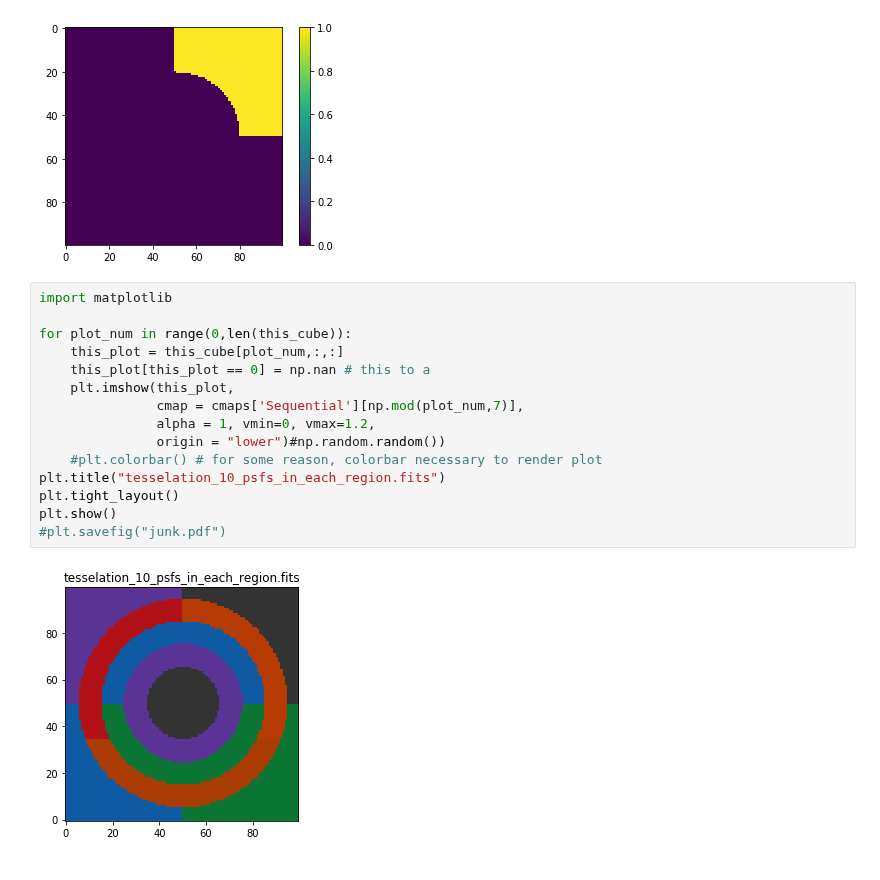
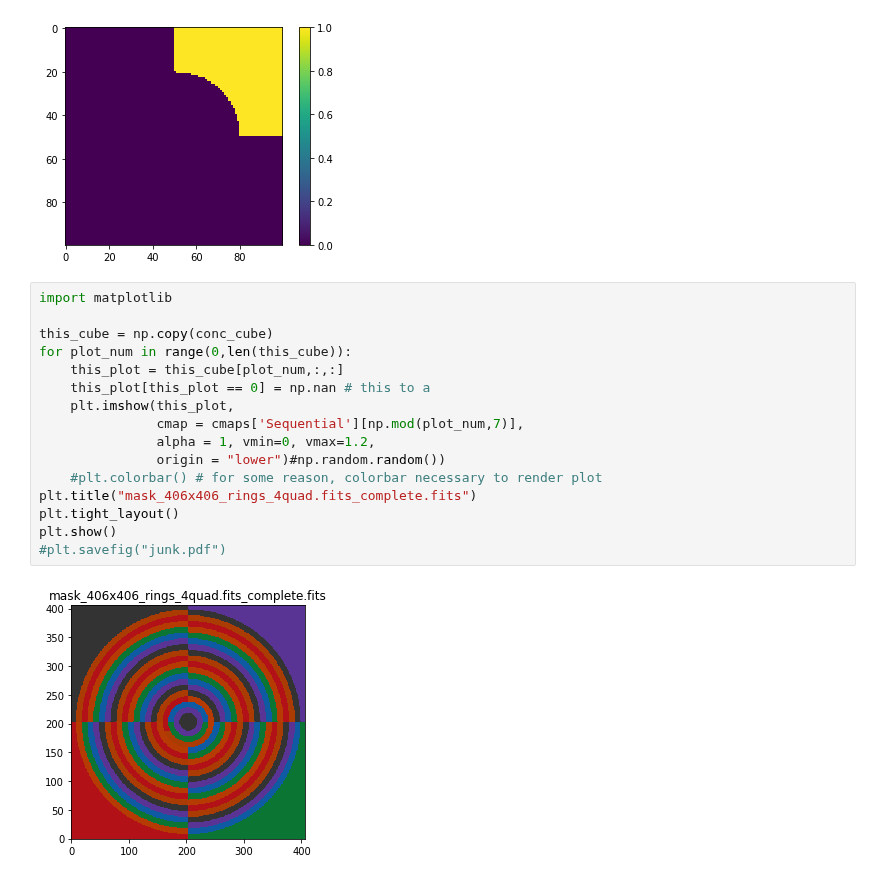
Before and after one commit to mwanakijiji/lbti_altair_fizeau, a Jupyter notebook: notebooks_for_development/pca_tesselation_maker.ipynb, the cells around one changed output. Drawn from its saved outputs; the diff is of its cells as text.

```diff
--- a/notebooks_for_development/pca_tesselation_maker.ipynb
+++ b/notebooks_for_development/pca_tesselation_maker.ipynb
@@ -440,17 +567,18 @@ for t in range(0,len(this_cube)):
 # %%
 import matplotlib
 
+this_cube = np.copy(conc_cube)
 for plot_num in range(0,len(this_cube)):
     this_plot = this_cube[plot_num,:,:]
     this_plot[this_plot == 0] = np.nan # this to a
     plt.imshow(this_plot,
                cmap = cmaps['Sequential'][np.mod(plot_num,7)],
                alpha = 1, vmin=0, vmax=1.2,
                origin = "lower")#np.random.random())
     #plt.colorbar() # for some reason, colorbar necessary to render plot
-plt.title("tesselation_10_psfs_in_each_region.fits")
+plt.title("mask_406x406_rings_4quad.fits_complete.fits")
 plt.tight_layout()
 plt.show()
 #plt.savefig("junk.pdf")
 # %% [output]
-[figure, old version]
+[figure, new version]
```
Also changed, not shown: parts of 24 cells of this notebook, 4 other files.
